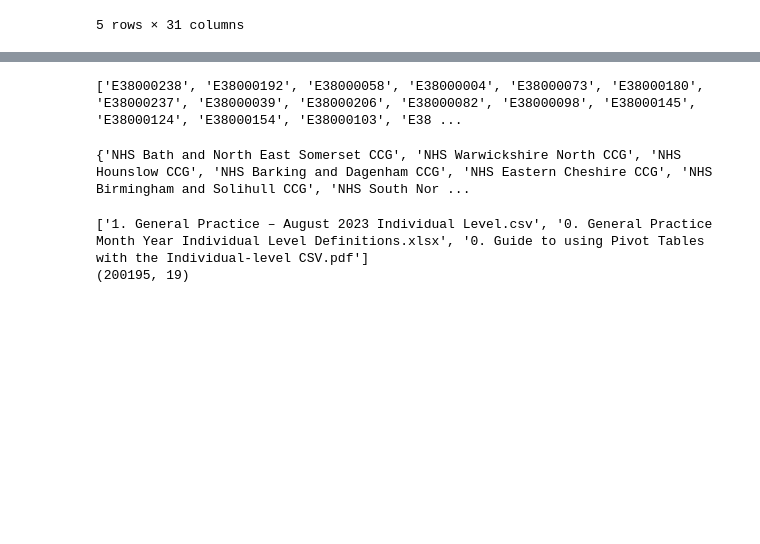
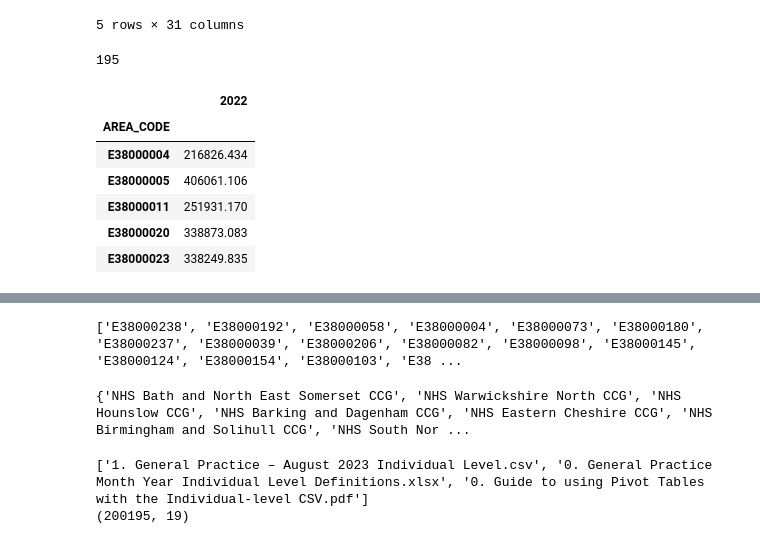
Before and after one commit to SNEE-ICS/PrimaryCareDemandAndCapacity, a Jupyter notebook: AppointmentsVsOADR.ipynb, the cells around one changed output, grey strips where cells are left out. Saved outputs shown, nothing was run; the diff lists cells and outputs as text; code cells hidden in the pictures; blank space fills up the shorter version.

```diff
--- a/AppointmentsVsOADR.ipynb
+++ b/AppointmentsVsOADR.ipynb
@@ -194,4 +142,15 @@ ons_projection_df.tail()
 | 17939 | E38000152 | NHS South Devon and Torbay CCG | Population | persons | All ages | 285360.0 | 287867.822 | 290292.793 | 292737.261 | 295145.318 | ... |
 5 rows × 31 columns
 # %%
-all_ages_pop =ons_projection_df.loc[ons_projection_df['AGE_GROUP']=='All ages'].drop(columns=['COMPONENT','AGE_GROUP','SEX','AREA_NAME'])[['AREA_CODE','2022']].set_index('AREA_CODE')
+all_ages_pop = ons_projection_df.loc[ons_projection_df['AGE_GROUP']=='All ages'].drop(columns=['COMPONENT','AGE_GROUP','SEX','AREA_NAME'])[['AREA_CODE','2022']].set_index('AREA_CODE')
+print(all_ages_pop.index.nunique())
+all_ages_pop.head()
+# %% [output]
+195
+|  | 2022 |
+| AREA_CODE |  |
+| E38000004 | 216826.434 |
+| E38000005 | 406061.106 |
+| E38000011 | 251931.170 |
+| E38000020 | 338873.083 |
+| E38000023 | 338249.835 |
```
Also changed, not shown: parts of 18 cells of this notebook.
